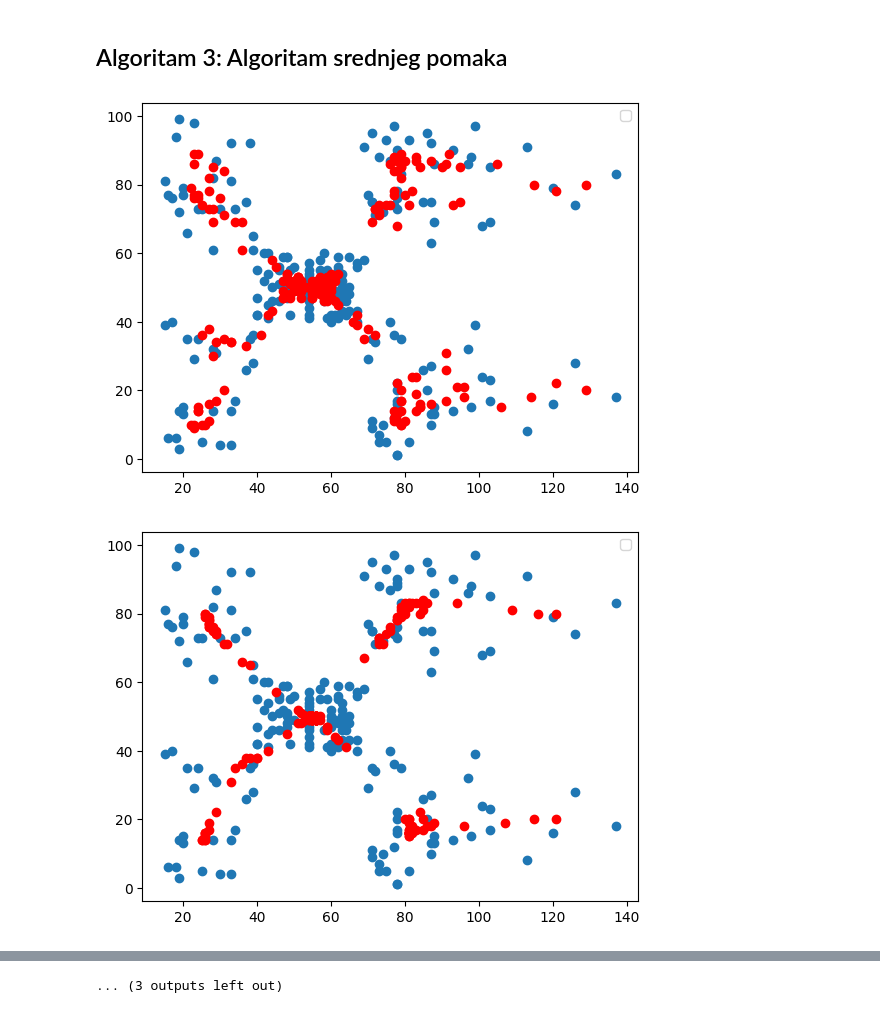
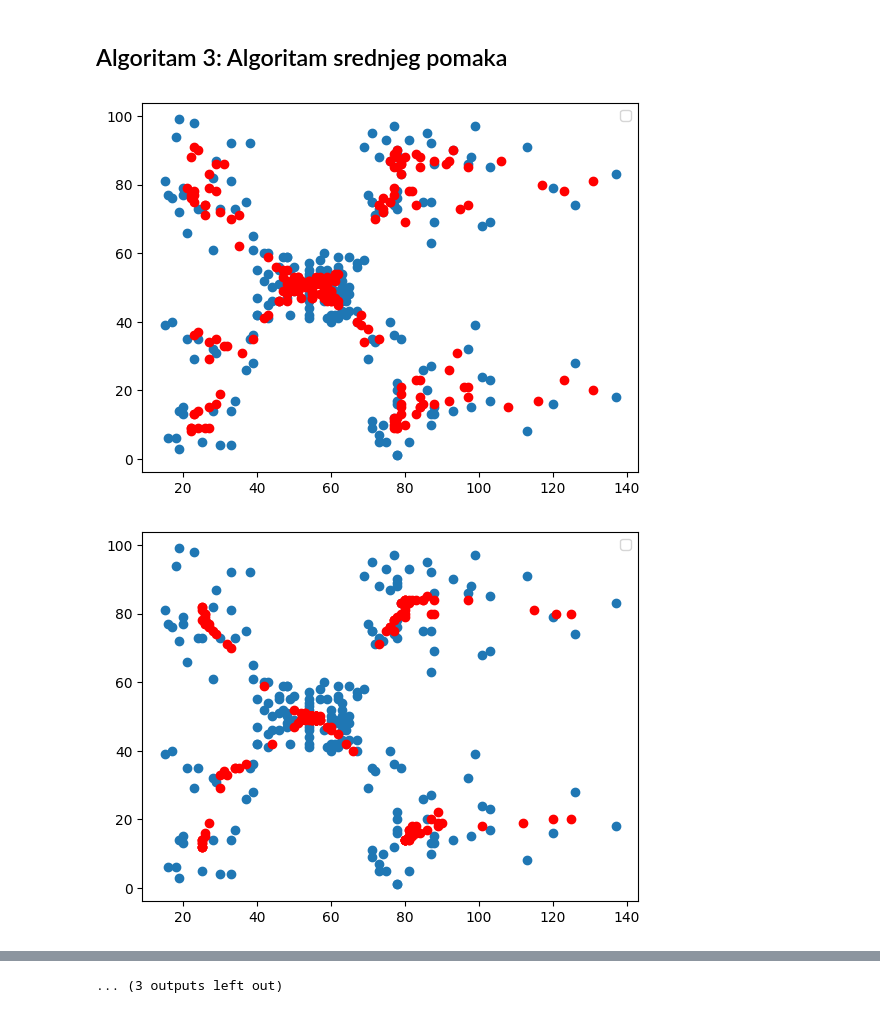
Before and after one commit to antoniamstr1/seminar-2, a Jupyter notebook: AnalizaMetGrupPodataka.ipynb, the cells around one changed output, grey strips where cells are left out. Cells and saved outputs as stored; diff of their text form; code cells hidden in the pictures.

```diff
--- a/AnalizaMetGrupPodataka.ipynb
+++ b/AnalizaMetGrupPodataka.ipynb
@@ -419,36 +422,36 @@ def categorize_data(data):
 # %%
 data = df_2.values.tolist()
 
-bandwidth = 12
+bandwidth = 10.5
 counter = 0
 stop = False
 while stop == False:
     data_prev = data.copy()
     data = update_points(data)
 
     if data == data_prev:
         stop = True
 
     for d in data:
         plt.plot(d[0],d[1],'ro')
 
     scatter = plt.scatter(df_2.AnnualIncome, df_2.SpendingScore)
 
     plt.legend(*scatter.legend_elements())
     plt.show()
     counter = counter + 1
 
 
 clusters_ms = categorize_data(data)
 
 colors = ListedColormap([
 '#5d8aa8','#257e5b','#2e8eaf','#c34f55',
 '#2f7d63','#9b59b6','#663399','#3c90af','#3e7ecf','#851869','#c24e4f','#aa4d89',
 '#4f7a9f','#bb6b40'])
 scatter = plt.scatter(df_2.AnnualIncome, df_2.SpendingScore, c=clusters_ms, cmap=colors)
 
 plt.legend(*scatter.legend_elements())
 plt.show()
 # %% [output]
-[figure, old version]
+[figure, new version]
-[figure, old version]
+[figure, new version]
```
Also changed, not shown: parts of 8 cells of this notebook.
